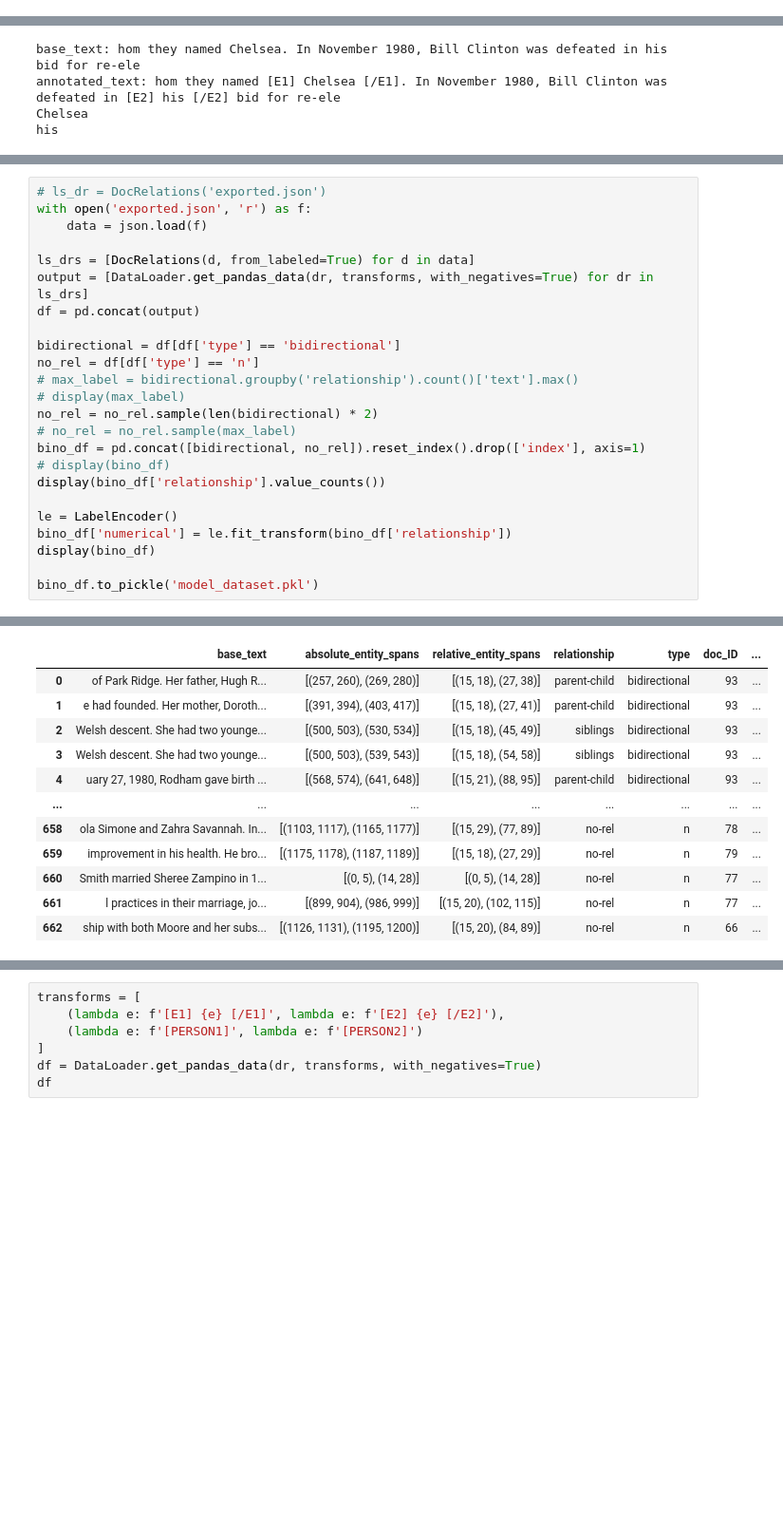
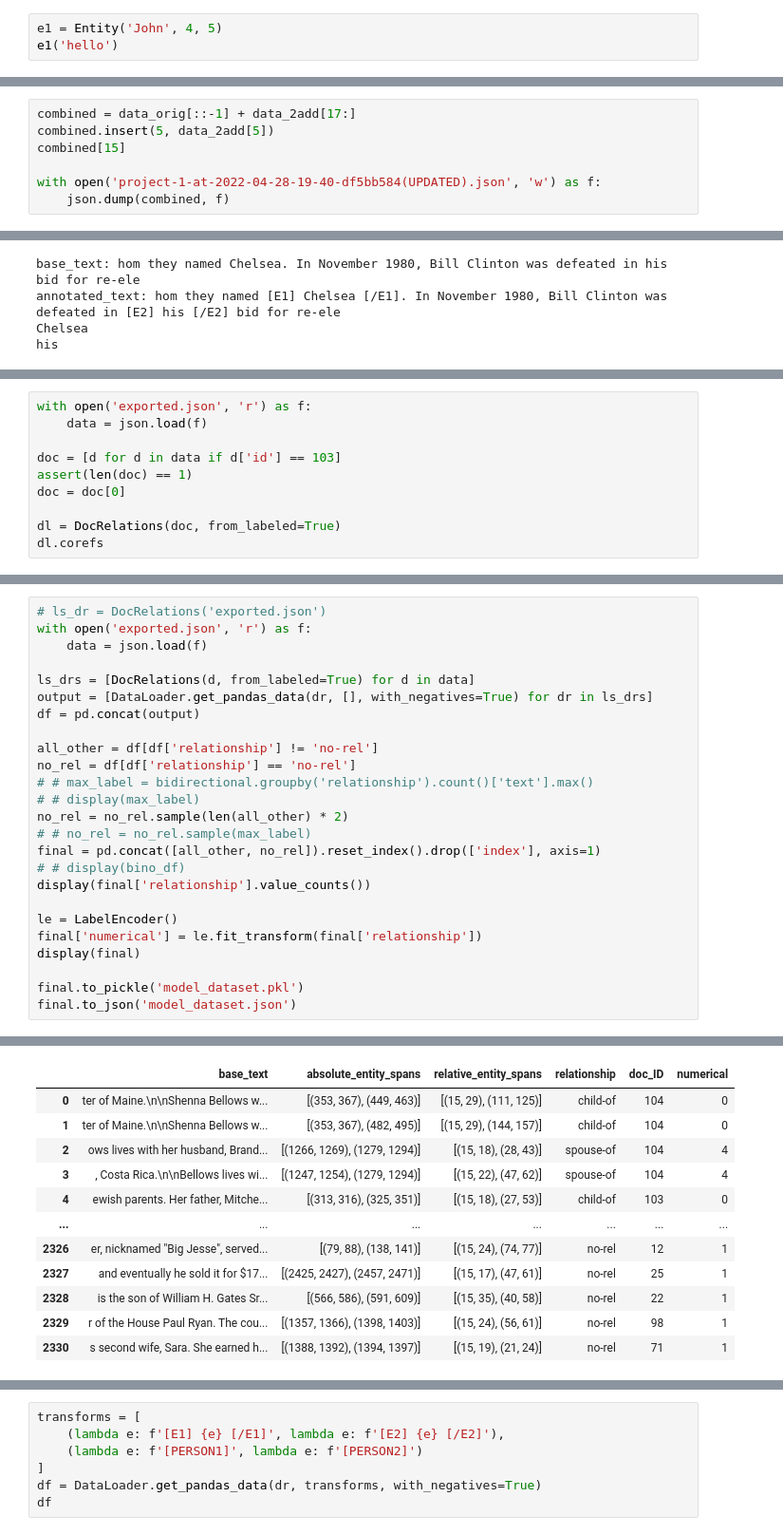
Before and after one commit to ANGELLOPARR/luke-genealogical-thesis, a Jupyter notebook: Pipeline.ipynb, the cells around one changed output, grey strips where cells are left out. Shown: that part at 95% size. Cells and saved outputs as stored; diff of their text form; blank space fills up the shorter version.

```diff
--- a/Pipeline.ipynb
+++ b/Pipeline.ipynb
@@ -467,3 +1012,6 @@ from transformers import pipeline
 model_pipeline = pipeline(task='text-classification',
                           model=my_model,
                           tokenizer=tokenizer)
+# %%
+e1 = Entity('John', 4, 5)
+e1('hello')
@@ -550,3 +1367,10 @@ print([e.ent_type for e in ls_drs[0].entities])
+# %%
+combined = data_orig[::-1] + data_2add[17:]
+combined.insert(5, data_2add[5])
+combined[15]
+
+with open('project-1-at-2022-04-28-19-40-df5bb584(UPDATED).json', 'w') as f:
+    json.dump(combined, f)
 # %%
 item = blah.iloc[30]
 spanss = item.relative_entity_spans
@@ -561,0 +1388,10 @@ his
+# %%
+with open('exported.json', 'r') as f:
+    data = json.load(f)
+
+doc = [d for d in data if d['id'] == 103]
+assert(len(doc) == 1)
+doc = doc[0]
+
+dl = DocRelations(doc, from_labeled=True)
+dl.corefs
@@ -565,22 +1431,23 @@ with open('exported.json', 'r') as f:
     data = json.load(f)
 
 ls_drs = [DocRelations(d, from_labeled=True) for d in data]
-output = [DataLoader.get_pandas_data(dr, transforms, with_negatives=True) for dr in ls_drs]
+output = [DataLoader.get_pandas_data(dr, [], with_negatives=True) for dr in ls_drs]
 df = pd.concat(output)
 
-bidirectional = df[df['type'] == 'bidirectional']
-no_rel = df[df['type'] == 'n']
-# max_label = bidirectional.groupby('relationship').count()['text'].max()
-# display(max_label)
-no_rel = no_rel.sample(len(bidirectional) * 2)
-# no_rel = no_rel.sample(max_label)
-bino_df = pd.concat([bidirectional, no_rel]).reset_index().drop(['index'], axis=1)
-# display(bino_df)
-display(bino_df['relationship'].value_counts())
+all_other = df[df['relationship'] != 'no-rel']
+no_rel = df[df['relationship'] == 'no-rel']
+# # max_label = bidirectional.groupby('relationship').count()['text'].max()
+# # display(max_label)
+no_rel = no_rel.sample(len(all_other) * 2)
+# # no_rel = no_rel.sample(max_label)
+final = pd.concat([all_other, no_rel]).reset_index().drop(['index'], axis=1)
+# # display(bino_df)
+display(final['relationship'].value_counts())
 
 le = LabelEncoder()
-bino_df['numerical'] = le.fit_transform(bino_df['relationship'])
-display(bino_df)
+final['numerical'] = le.fit_transform(final['relationship'])
+display(final)
 
-bino_df.to_pickle('model_dataset.pkl')
+final.to_pickle('model_dataset.pkl')
+final.to_json('model_dataset.json')
 # %% [output]
@@ -591,13 +1459,13 @@ siblings         53
 Name: relationship, dtype: int64
-|  | base_text | absolute_entity_spans | relative_entity_spans | relationship | type | doc_ID | ... |
-| 0 | of Park Ridge. Her father, Hugh R... | [(257, 260), (269, 280)] | [(15, 18), (27, 38)] | parent-child | bidirectional | 93 | ... |
-| 1 | e had founded. Her mother, Doroth... | [(391, 394), (403, 417)] | [(15, 18), (27, 41)] | parent-child | bidirectional | 93 | ... |
-| 2 | Welsh descent. She had two younge... | [(500, 503), (530, 534)] | [(15, 18), (45, 49)] | siblings | bidirectional | 93 | ... |
-| 3 | Welsh descent. She had two younge... | [(500, 503), (539, 543)] | [(15, 18), (54, 58)] | siblings | bidirectional | 93 | ... |
-| 4 | uary 27, 1980, Rodham gave birth ... | [(568, 574), (641, 648)] | [(15, 21), (88, 95)] | parent-child | bidirectional | 93 | ... |
-| ... | ... | ... | ... | ... | ... | ... | ... |
-| 658 | ola Simone and Zahra Savannah. In... | [(1103, 1117), (1165, 1177)] | [(15, 29), (77, 89)] | no-rel | n | 78 | ... |
-| 659 | improvement in his health. He bro... | [(1175, 1178), (1187, 1189)] | [(15, 18), (27, 29)] | no-rel | n | 79 | ... |
-| 660 | Smith married Sheree Zampino in 1... | [(0, 5), (14, 28)] | [(0, 5), (14, 28)] | no-rel | n | 77 | ... |
-| 661 | l practices in their marriage, jo... | [(899, 904), (986, 999)] | [(15, 20), (102, 115)] | no-rel | n | 77 | ... |
-| 662 | ship with both Moore and her subs... | [(1126, 1131), (1195, 1200)] | [(15, 20), (84, 89)] | no-rel | n | 66 | ... |
+|  | base_text | absolute_entity_spans | relative_entity_spans | relationship | doc_ID | numerical |
+| 0 | ter of Maine.\n\nShenna Bellows w... | [(353, 367), (449, 463)] | [(15, 29), (111, 125)] | child-of | 104 | 0 |
+| 1 | ter of Maine.\n\nShenna Bellows w... | [(353, 367), (482, 495)] | [(15, 29), (144, 157)] | child-of | 104 | 0 |
+| 2 | ows lives with her husband, Brand... | [(1266, 1269), (1279, 1294)] | [(15, 18), (28, 43)] | spouse-of | 104 | 4 |
+| 3 | , Costa Rica.\n\nBellows lives wi... | [(1247, 1254), (1279, 1294)] | [(15, 22), (47, 62)] | spouse-of | 104 | 4 |
+| 4 | ewish parents. Her father, Mitche... | [(313, 316), (325, 351)] | [(15, 18), (27, 53)] | child-of | 103 | 0 |
+| ... | ... | ... | ... | ... | ... | ... |
+| 2326 | er, nicknamed "Big Jesse", served... | [(79, 88), (138, 141)] | [(15, 24), (74, 77)] | no-rel | 12 | 1 |
+| 2327 | and eventually he sold it for $17... | [(2425, 2427), (2457, 2471)] | [(15, 17), (47, 61)] | no-rel | 25 | 1 |
+| 2328 | is the son of William H. Gates Sr... | [(566, 586), (591, 609)] | [(15, 35), (40, 58)] | no-rel | 22 | 1 |
+| 2329 | r of the House Paul Ryan. The cou... | [(1357, 1366), (1398, 1403)] | [(15, 24), (56, 61)] | no-rel | 98 | 1 |
+| 2330 | s second wife, Sara. She earned h... | [(1388, 1392), (1394, 1397)] | [(15, 19), (21, 24)] | no-rel | 71 | 1 |
```
Also changed, not shown: parts of 79 cells of this notebook, 13 other files.
